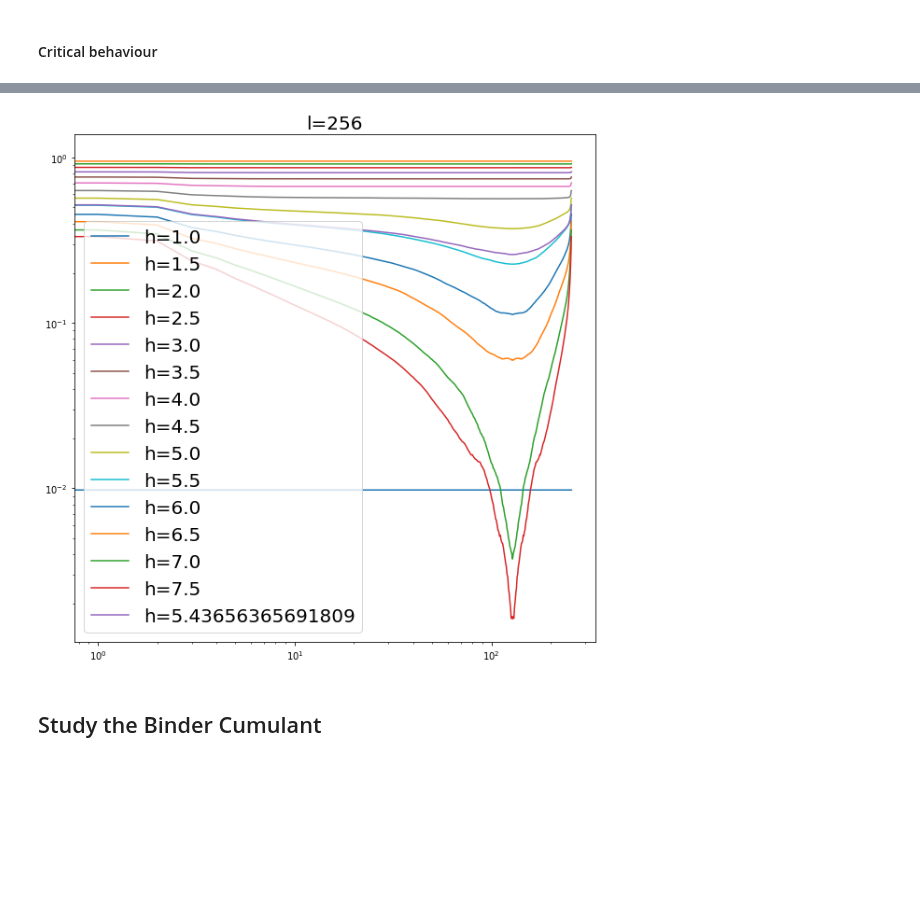
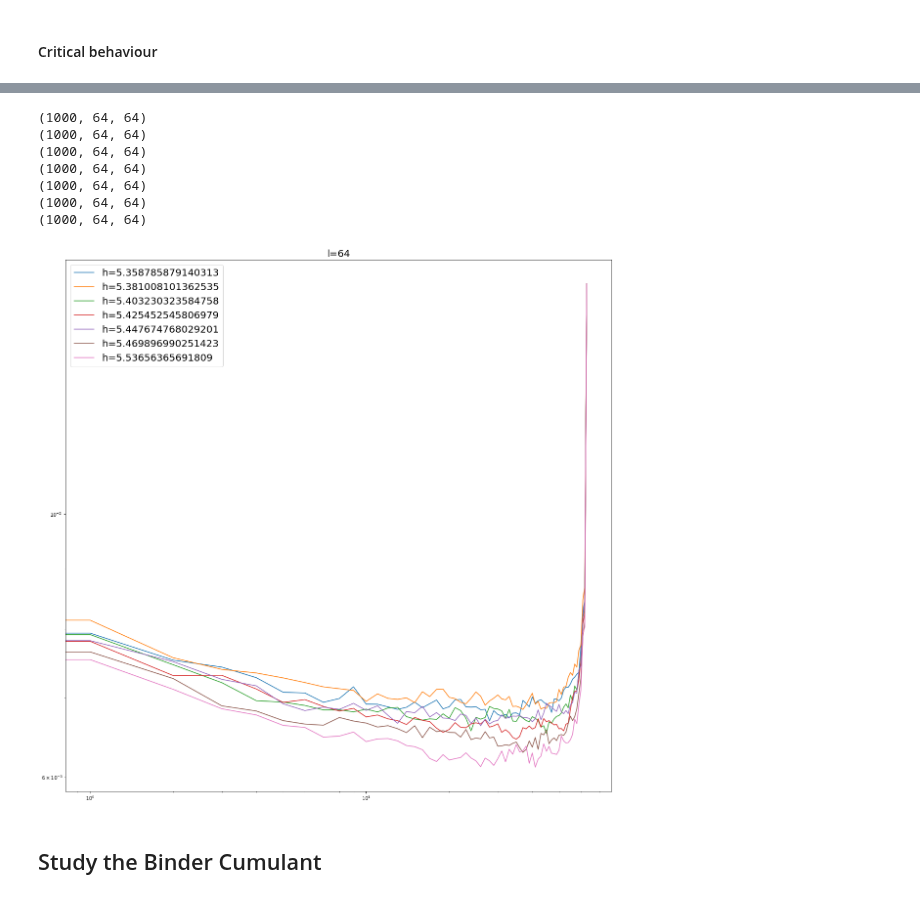
Before and after one commit to emacosta95/quantum_simulations_for_ising, a Jupyter notebook: 2nn_phase_transition.ipynb, the cells around one changed output, grey strips where cells are left out. Cells and saved outputs as stored; diff of their text form; code cells hidden in the pictures; blank space fills up the shorter version.

```diff
--- a/2nn_phase_transition.ipynb
+++ b/2nn_phase_transition.ipynb
@@ -59,2 +62,13 @@ plt.show()
 # %% [markdown]
 #### Critical behaviour
+# %%
+for l in ls:
+    plt.figure(figsize=(20,20))
+    for h in hs:
+
+        if h!=1.0:
+            xx=np.average(corr[(l,h)],axis=0)
+            plt.plot(xx[0,:],label=f'h={h}')
+    plt.legend(fontsize=20)
+    plt.loglog()
+    plt.show()
@@ -61,25 +77,29 @@ plt.show()
 # %%
 for i in range(len(ls)):
-    plt.figure(figsize=(10,10))
+    plt.figure(figsize=(20,20))
     for h in hs:
         idx=np.arange(ls[i])
         xx=corr[(ls[i],h)]
-        for r in range(ls[i]):
-            m = xx[:, idx, (idx + r) % ls[i]]
-            if r == 0:
-                ms = m.reshape(-1, 1, ls[i])
-            else:
-                ms = np.append(ms, m.reshape(-1, 1, ls[i]), axis=-2)
-        ms=np.average(ms,axis=0)
-        ms=np.average(ms,axis=-1)
-        plt.plot(idx,ms,label=f'h={h}')
+        print(xx.shape)
+        g=np.zeros((xx.shape[0],ls[i]))
+        for p in range(ls[i]):
+            for r in range(p,ls[i]):
+                g[:,p] = +xx[:,p,(r)]
+        plt.plot(idx,np.average(g/ls[i],axis=0),label=f'h={h}')
 
     plt.legend(fontsize=20)
     plt.title(f'l={ls[i]}',fontsize=20)
     plt.loglog()
     plt.show()
 # %% [output]
+(1000, 64, 64)
+(1000, 64, 64)
+(1000, 64, 64)
+(1000, 64, 64)
+(1000, 64, 64)
+(1000, 64, 64)
+(1000, 64, 64)
-[figure, old version]
+[figure, new version]
 # %% [markdown]
 ## Study the Binder Cumulant
 # %% [markdown]
```
Also changed, not shown: parts of 7 cells of this notebook, 11 other files.
